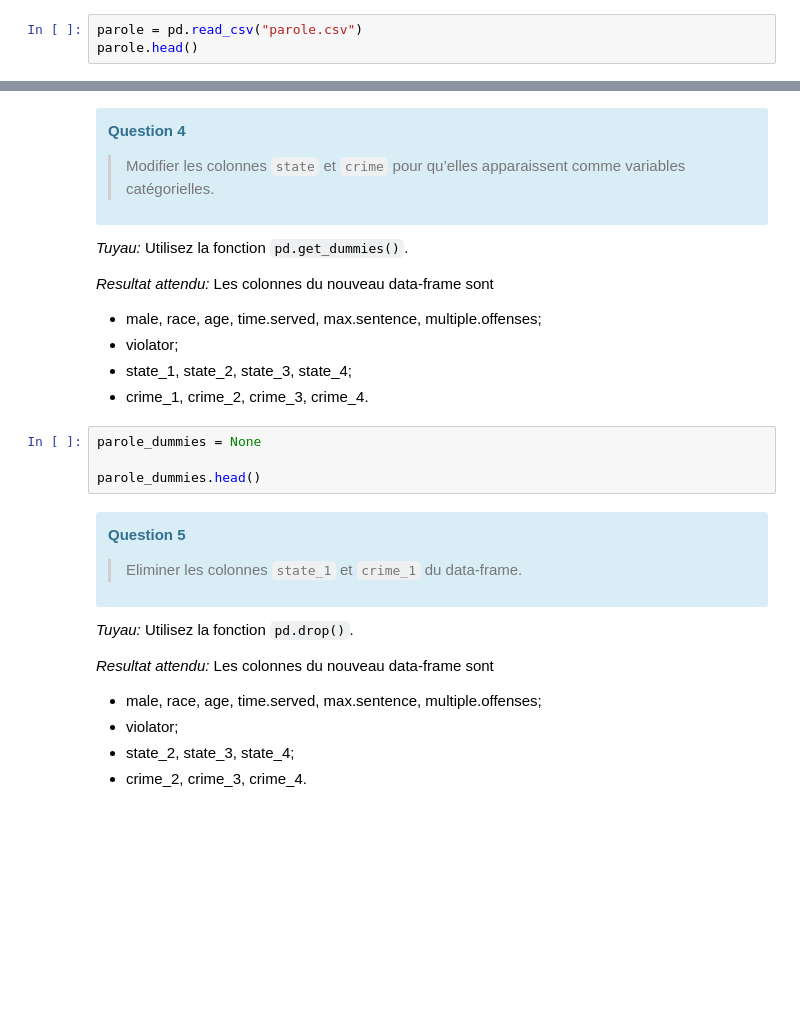
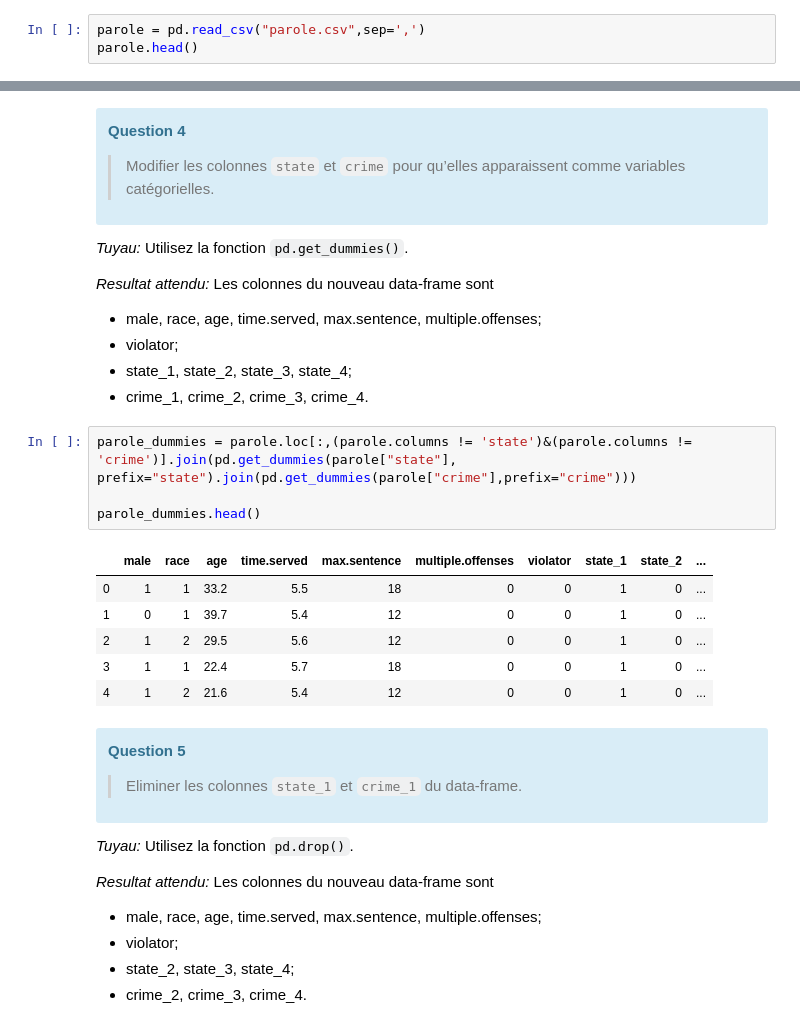
Before and after one commit to bagurb/Apprentissage_Automatique, a Jupyter notebook: TP1/TP_logistique/sujet.ipynb, the cells around one changed output, grey strips where cells are left out. Cells and saved outputs as stored; diff of their text form; blank space fills up the shorter version.

```diff
--- a/TP1/TP_logistique/sujet.ipynb
+++ b/TP1/TP_logistique/sujet.ipynb
@@ -111,7 +111,7 @@ The dataset contains the following variables.
 
 Tout d'abord, nous chargeons les données du fichier `parole.csv` dans une **data frame** par la méthode `read_csv()`.
 # %%
-parole = pd.read_csv("parole.csv")
+parole = pd.read_csv("parole.csv",sep=',')
 parole.head()
 # %% [output]
 |  | male | race | age | state | time.served | max.sentence | multiple.offenses | crime | violator |
@@ -265,10 +282,17 @@ print('Etat le plus représenté pour les recidives:', noms[etat_max_recivide])
  - violator;
  - state_1, state_2, state_3, state_4;
  - crime_1, crime_2, crime_3, crime_4.
-# %%
-parole_dummies = None
-
-parole_dummies.head()
+# %%
+parole_dummies = parole.loc[:,(parole.columns != 'state')&(parole.columns != 'crime')].join(pd.get_dummies(parole["state"], prefix="state").join(pd.get_dummies(parole["crime"],prefix="crime")))
+
+parole_dummies.head()
+# %% [output]
+|  | male | race | age | time.served | max.sentence | multiple.offenses | violator | state_1 | state_2 | ... |
+| 0 | 1 | 1 | 33.2 | 5.5 | 18 | 0 | 0 | 1 | 0 | ... |
+| 1 | 0 | 1 | 39.7 | 5.4 | 12 | 0 | 0 | 1 | 0 | ... |
+| 2 | 1 | 2 | 29.5 | 5.6 | 12 | 0 | 0 | 1 | 0 | ... |
+| 3 | 1 | 1 | 22.4 | 5.7 | 18 | 0 | 0 | 1 | 0 | ... |
+| 4 | 1 | 2 | 21.6 | 5.4 | 12 | 0 | 0 | 1 | 0 | ... |
 # %% [markdown]
 <div class="alert alert-info">
 
```
Also changed, not shown: parts of 41 cells of this notebook.
